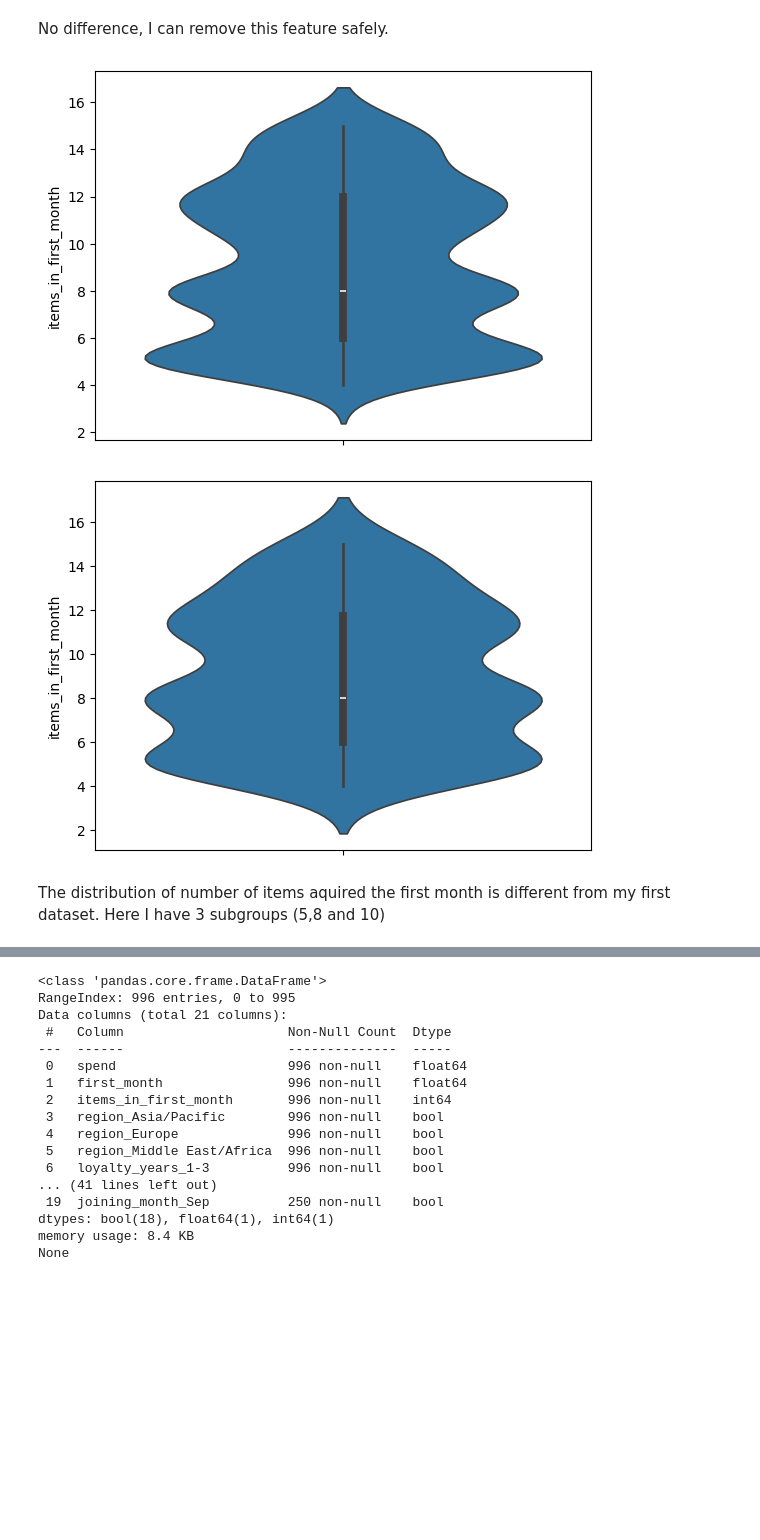
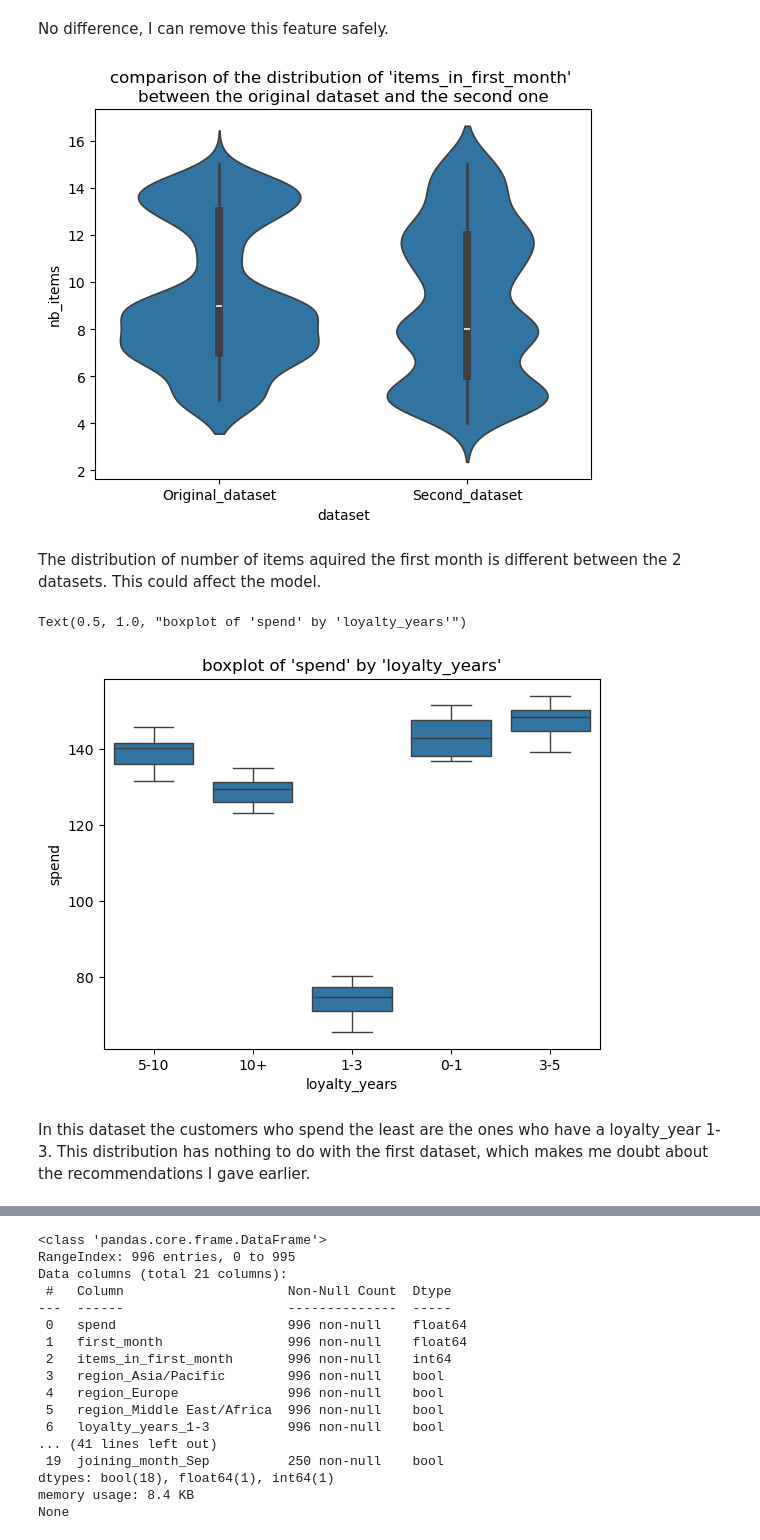
Before and after one commit to flylight-max/EDA_exam_CodeOp, a Jupyter notebook: analysis.ipynb, the cells around one changed output, grey strips where cells are left out. Drawn from its saved outputs; the diff is of its cells as text; code cells hidden in the pictures; blank space fills up the shorter version.

Commit message:
studying the model behaviour

```diff
--- a/analysis.ipynb
+++ b/analysis.ipynb
@@ -819,13 +824,31 @@ No difference, I can remove this feature safely.
 #remove what don't matter
 customer_train = customer_train.drop(["customer_id", "promotion"], axis=1)
 customer_test = customer_test.drop(["customer_id", "promotion"], axis=1)
-# %%
-sns.violinplot(y="items_in_first_month", data=customer_train)
-plt.show()
-sns.violinplot(y="items_in_first_month", data=customer_test)
-plt.show()
-# %% [output]
-[figure, removed]
-[figure, removed]
+# %%
+customer_data.name = "Original_dataset"
+customer_train.name = "Second_dataset"
+nb_items = {"dataset":[], "nb_items":[]}
+for item in customer_data["items_in_first_month"]:
+    nb_items["dataset"].append(customer_data.name)
+    nb_items["nb_items"].append(item)
+
+for item in customer_train["items_in_first_month"]:
+    nb_items["dataset"].append(customer_train.name)
+    nb_items["nb_items"].append(item)
+
+nb_items_df = pd.DataFrame(nb_items)
+sns.violinplot(x="dataset", y="nb_items", data=nb_items_df)
+plt.title("comparison of the distribution of 'items_in_first_month' \nbetween the original dataset and the second one")
+plt.show()
+# %% [output]
+[figure, added]
 # %% [markdown]
-The distribution of number of items aquired the first month is different from my first dataset. Here I have 3 subgroups (5,8 and 10)
+The distribution of number of items aquired the first month is different between the 2 datasets. This could affect the model.
+# %%
+sns.boxplot(x="loyalty_years", y="spend", data=customer_train)
+plt.title("boxplot of 'spend' by 'loyalty_years'")
+# %% [output]
+Text(0.5, 1.0, "boxplot of 'spend' by 'loyalty_years'")
+[figure, added]
+# %% [markdown]
+In this dataset the customers who spend the least are the ones who have a loyalty_year 1-3. This distribution has nothing to do with the first dataset, which makes me doubt about the recommendations I gave earlier.
```
Also changed, not shown: parts of 28 cells of this notebook.
